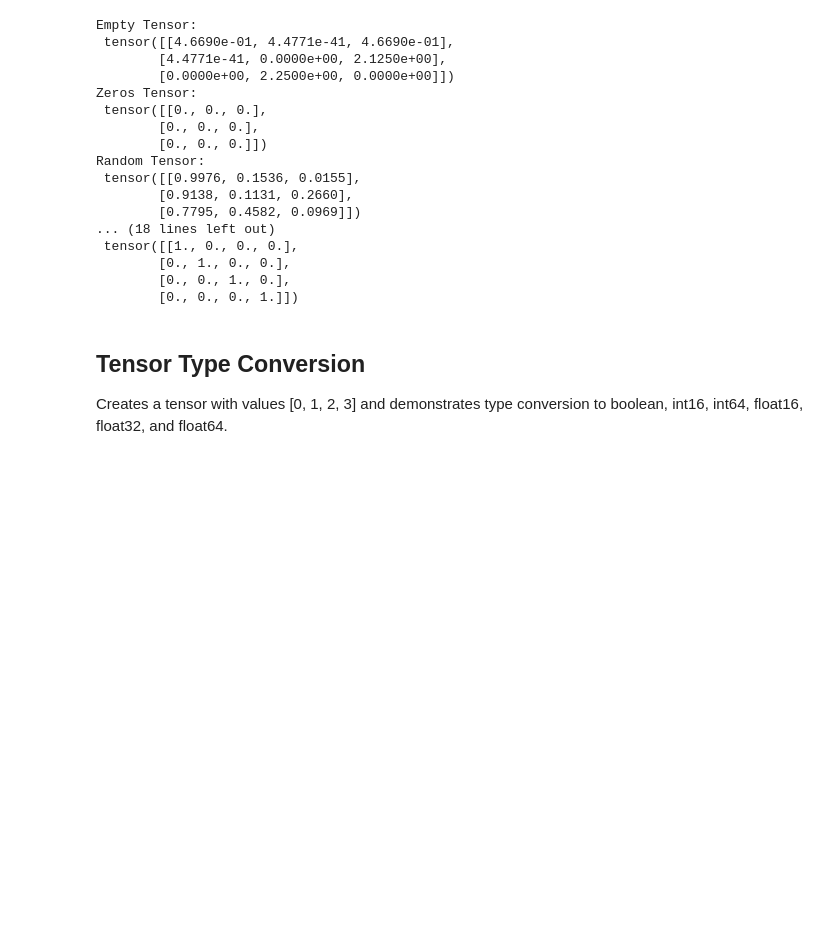
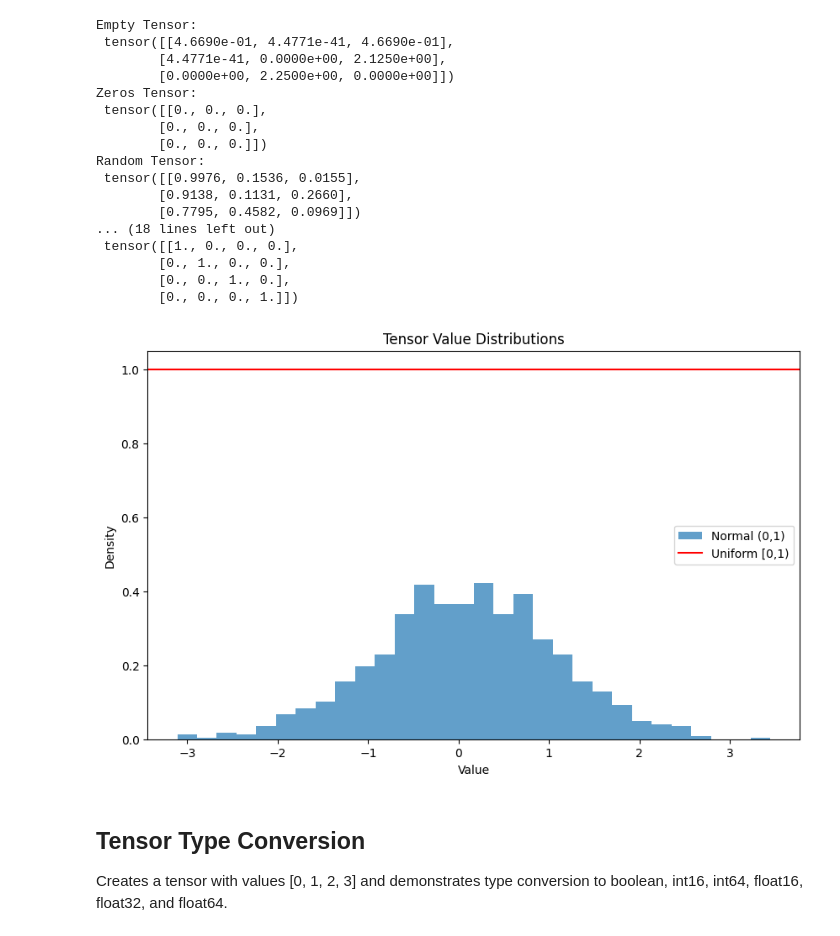
Before and after one commit to praveenkumarchandaliya/STTP_Program, a Jupyter notebook: Pytorch_Fundamental.ipynb, the cells around one changed output. Drawn from its saved outputs; the diff is of its cells as text; code cells hidden in the pictures; blank space fills up the shorter version.

```diff
--- a/Pytorch_Fundamental.ipynb
+++ b/Pytorch_Fundamental.ipynb
@@ -138,6 +183,25 @@ Random Tensor:
         [0., 1., 0., 0.],
         [0., 0., 1., 0.],
         [0., 0., 0., 1.]])
+# %%
+import torch
+import matplotlib.pyplot as plt
+
+# Generate sample data
+normal_samples = torch.empty(1000).normal_(0, 1)
+uniform_samples = torch.empty(1000).uniform_(0, 1)
+
+# Plot
+plt.figure(figsize=(10,6))
+plt.hist(normal_samples.numpy(), bins=30, density=True, alpha=0.7, label='Normal (0,1)')
+plt.axhline(1, color='red', linestyle='-', label='Uniform [0,1)')
+plt.title('Tensor Value Distributions')
+plt.xlabel('Value')
+plt.ylabel('Density')
+plt.legend()
+plt.show()
+# %% [output]
+[figure, added]
 # %% [markdown]
 ## Tensor Type Conversion
 
```
Also changed, not shown: parts of 12 cells of this notebook.
